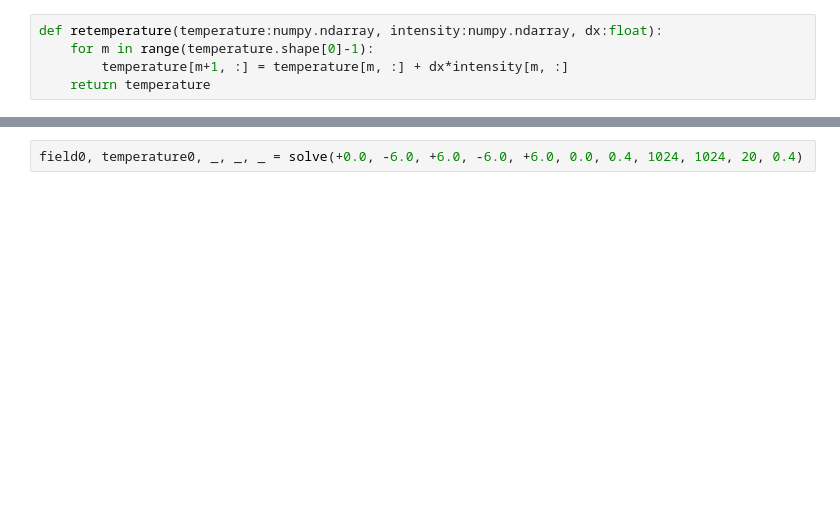
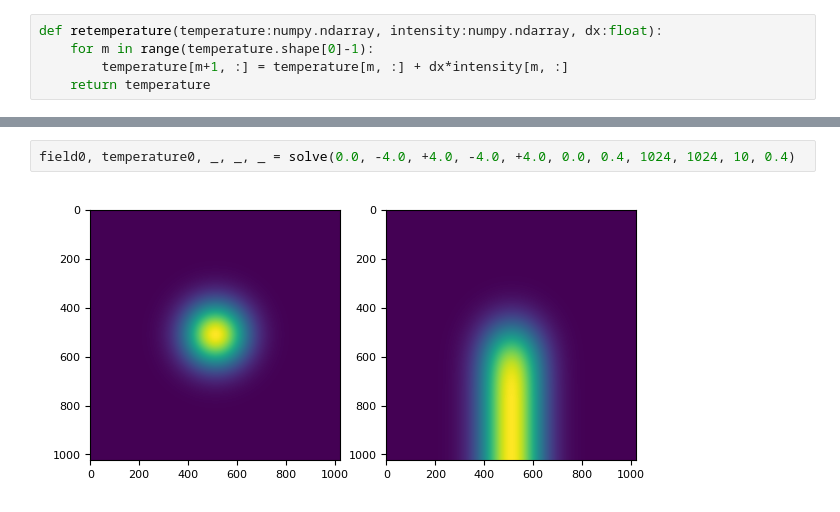
Before and after one commit to Belashov641618/NumericalsMSU, a Jupyter notebook: notebooks/Homework4.ipynb, the cells around one changed output, grey strips where cells are left out. Saved outputs shown, nothing was run; the diff lists cells and outputs as text; blank space fills up the shorter version.

```diff
--- a/notebooks/Homework4.ipynb
+++ b/notebooks/Homework4.ipynb
@@ -148,5 +117,7 @@ field, temperature, dx, dy, dz = solve(-1.0, -6.0, +6.0, -6.0, +6.0, 0.0, 0.4, 1
 # %%
-field0, temperature0, _, _, _ = solve(+0.0, -6.0, +6.0, -6.0, +6.0, 0.0, 0.4, 1024, 1024, 20, 0.4)
+field0, temperature0, _, _, _ = solve(0.0, -4.0, +4.0, -4.0, +4.0, 0.0, 0.4, 1024, 1024, 10, 0.4)
+# %% [output]
+[figure, added]
 # %%
 plot = TiledPlot(7.3, 9.7)
 plot.title("Ветровая рефракция оптического пучка")
```
Also changed, not shown: parts of 8 cells of this notebook.
